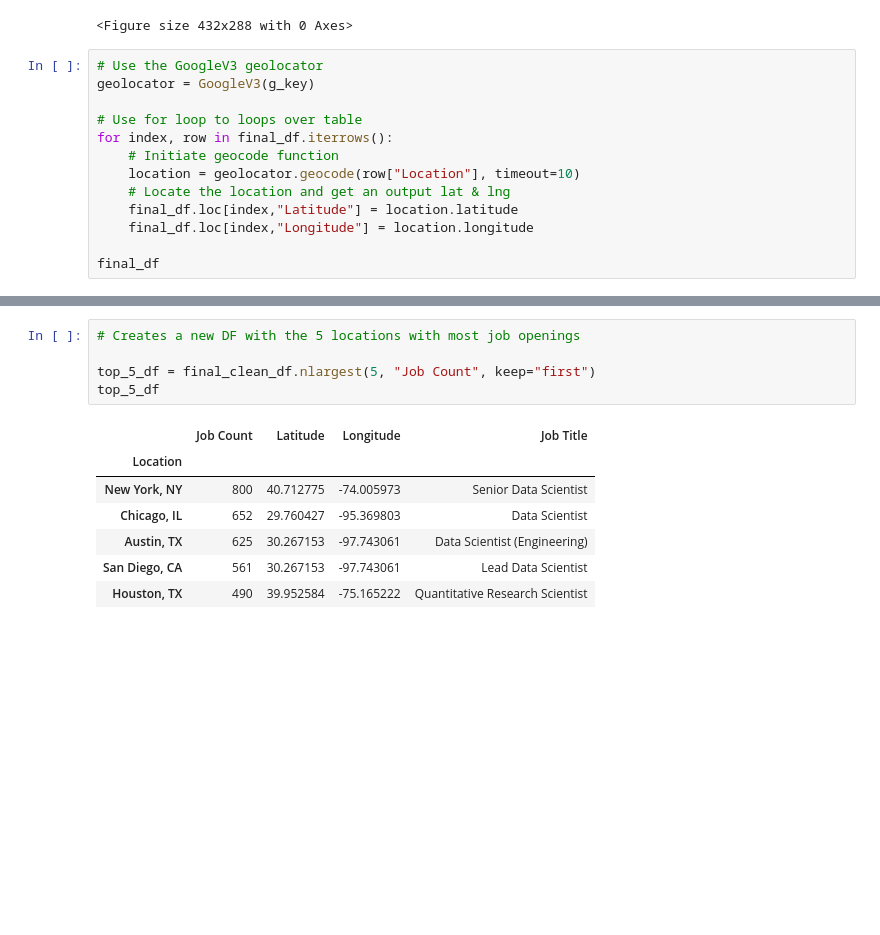
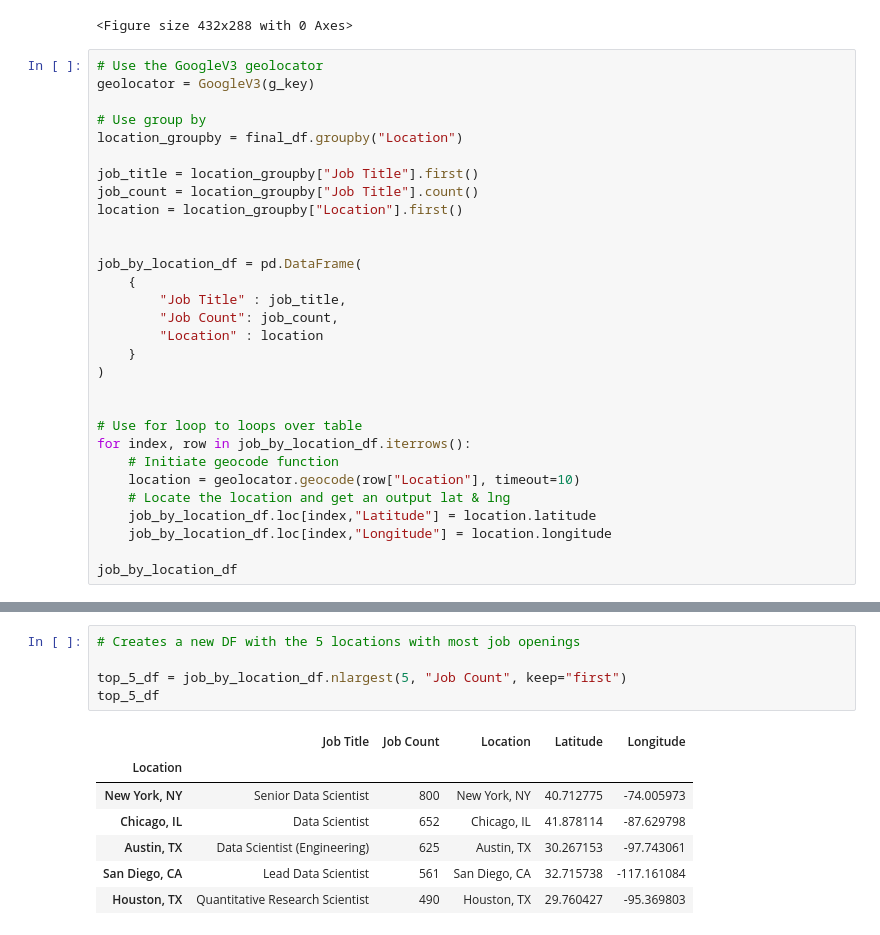
Before and after one commit to chaenii989/Data-Related-Job-Market, a Jupyter notebook: Project1_group3.ipynb, the cells around one changed output, grey strips where cells are left out. Saved outputs shown, nothing was run; the diff lists cells and outputs as text; blank space fills up the shorter version.

```diff
--- a/Project1_group3.ipynb
+++ b/Project1_group3.ipynb
@@ -132,13 +132,30 @@ plt.tight_layout()
 # Use the GoogleV3 geolocator
 geolocator = GoogleV3(g_key)
 
+# Use group by
+location_groupby = final_df.groupby("Location")
+
+job_title = location_groupby["Job Title"].first()
+job_count = location_groupby["Job Title"].count()
+location = location_groupby["Location"].first()
+
+
+job_by_location_df = pd.DataFrame(
+    {
+        "Job Title" : job_title,
+        "Job Count": job_count,
+        "Location" : location
+    }
+)
+
+
 # Use for loop to loops over table
-for index, row in final_df.iterrows():
+for index, row in job_by_location_df.iterrows():
     # Initiate geocode function
     location = geolocator.geocode(row["Location"], timeout=10)
     # Locate the location and get an output lat & lng
-    final_df.loc[index,"Latitude"] = location.latitude
-    final_df.loc[index,"Longitude"] = location.longitude
+    job_by_location_df.loc[index,"Latitude"] = location.latitude
+    job_by_location_df.loc[index,"Longitude"] = location.longitude
 
-final_df
+job_by_location_df
 # %% [output]
@@ -194,15 +176,15 @@ final_clean_df
 # %%
 # Creates a new DF with the 5 locations with most job openings
 
-top_5_df = final_clean_df.nlargest(5, "Job Count", keep="first")
+top_5_df = job_by_location_df.nlargest(5, "Job Count", keep="first")
 top_5_df
 # %% [output]
-|  | Job Count | Latitude | Longitude | Job Title |
-| Location |  |  |  |  |
-| New York, NY | 800 | 40.712775 | -74.005973 | Senior Data Scientist |
-| Chicago, IL | 652 | 29.760427 | -95.369803 | Data Scientist |
-| Austin, TX | 625 | 30.267153 | -97.743061 | Data Scientist (Engineering) |
-| San Diego, CA | 561 | 30.267153 | -97.743061 | Lead Data Scientist |
-| Houston, TX | 490 | 39.952584 | -75.165222 | Quantitative Research Scientist |
+|  | Job Title | Job Count | Location | Latitude | Longitude |
+| Location |  |  |  |  |  |
+| New York, NY | Senior Data Scientist | 800 | New York, NY | 40.712775 | -74.005973 |
+| Chicago, IL | Data Scientist | 652 | Chicago, IL | 41.878114 | -87.629798 |
+| Austin, TX | Data Scientist (Engineering) | 625 | Austin, TX | 30.267153 | -97.743061 |
+| San Diego, CA | Lead Data Scientist | 561 | San Diego, CA | 32.715738 | -117.161084 |
+| Houston, TX | Quantitative Research Scientist | 490 | Houston, TX | 29.760427 | -95.369803 |
 # %%
 # Set heatmap paramaters
```
Also changed, not shown: parts of 4 cells of this notebook, 3 other files.
